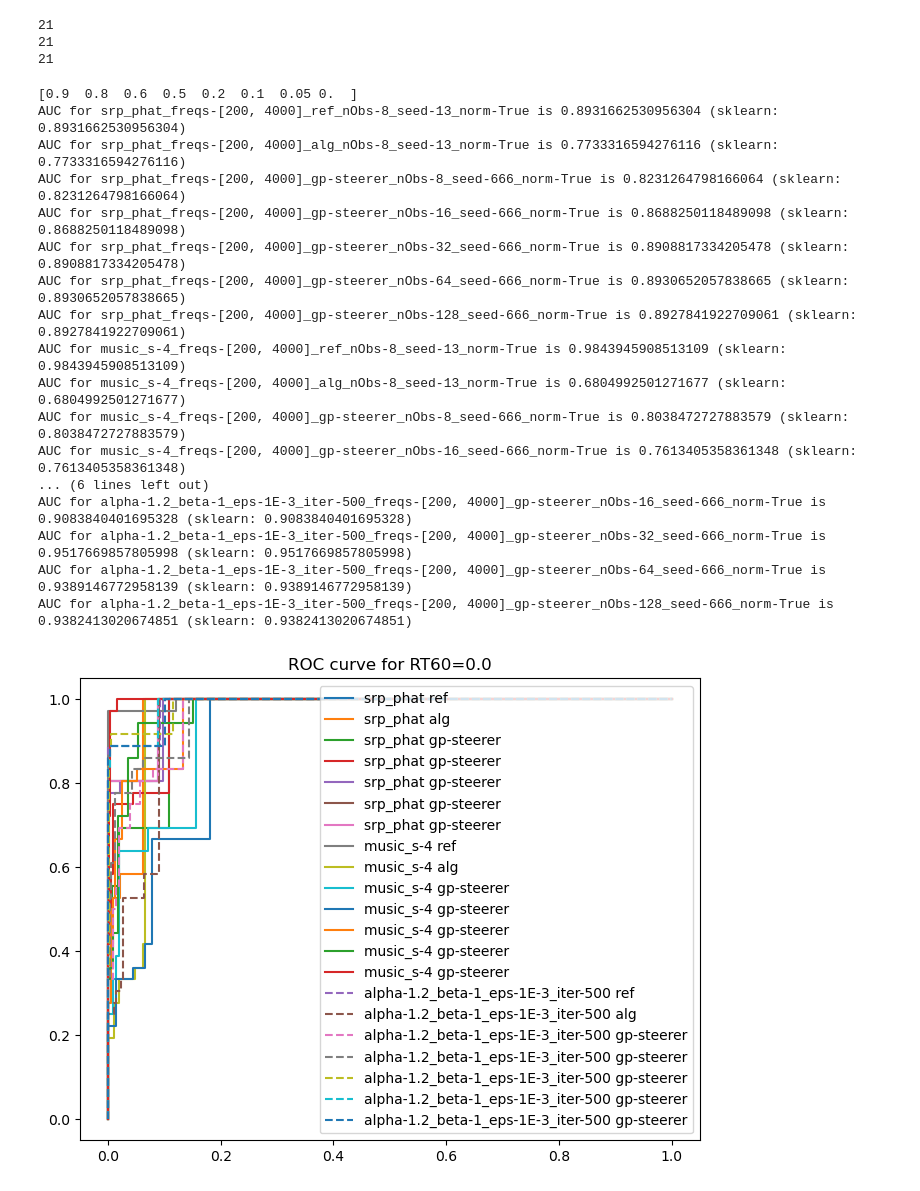
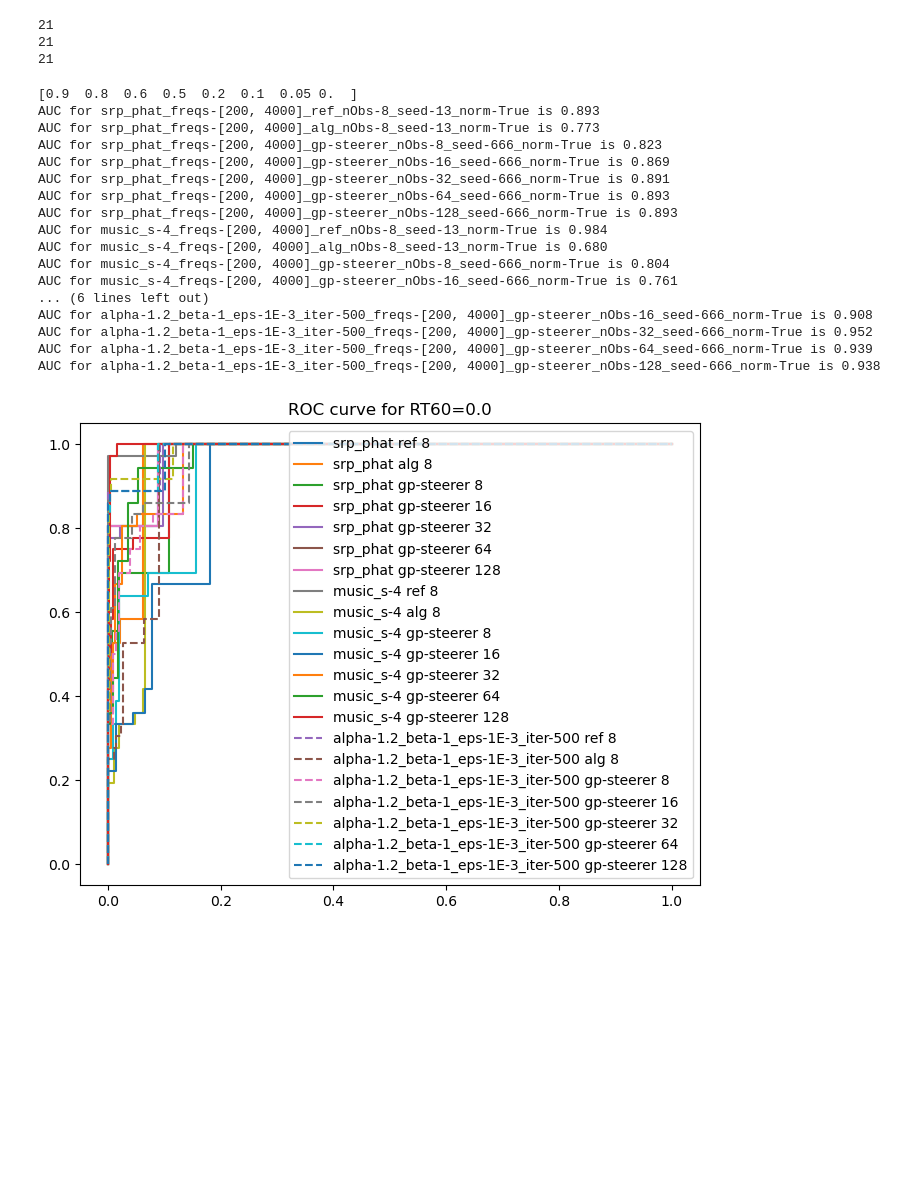
Before and after one commit to Chutlhu/shamans, a Jupyter notebook: analysize_results_exp4.ipynb, the cells around one changed output. Saved outputs shown, nothing was run; the diff lists cells and outputs as text; code cells hidden in the pictures; blank space fills up the shorter version.

```diff
--- a/analysize_results_exp4.ipynb
+++ b/analysize_results_exp4.ipynb
@@ -319,6 +315,9 @@ for rt60 in df_results_thr['rt60'].unique():
             sv_method = sv_method[0]
             assert len(loc_method) == 1
             loc_method = loc_method[0]
+            nObs = df_['nObs'].unique()
+            assert len(nObs) == 1
+            nObs = nObs[0]
 
             # micro-averaging over the frames
             TP = FP = FN = TN = 0.0
@@ -366,48 +365,48 @@ for rt60 in df_results_thr['rt60'].unique():
 
             # tpr_list.append(tpr)
             # fpr_list.append(fpr)
             # f1_list.append(f1)
 
             tpr_list.append(np.mean(tpr_list_))
             fpr_list.append(np.mean(fpr_list_))
 
         # plot ROC curve
         tpr_list = [0] + tpr_list + [1]
         fpr_list = [0] + fpr_list + [1]
 
         label = method_id
 
         # compute AUC
         auc = np.trapezoid(tpr_list, fpr_list)
         auc_sk = sk_metrics.auc(fpr_list, tpr_list)
 
-        print(f'AUC for {label} is {auc} (sklearn: {auc_sk})')
+        print(f'AUC for {label} is {auc:0.3f}')
 
-        label = loc_method + ' ' + sv_method
+        label = loc_method + ' ' + sv_method + ' ' + str(nObs)
         if 'alpha' in loc_method:
             plt.step(fpr_list, tpr_list, label=label, linestyle='--', where='pre')
         else:
             plt.step(fpr_list, tpr_list, label=label, where='pre')
 
 
     plt.legend(loc='lower right')
     plt.show()
 # %% [output]
 [0.9  0.8  0.6  0.5  0.2  0.1  0.05 0.  ]
-AUC for srp_phat_freqs-[200, 4000]_ref_nObs-8_seed-13_norm-True is 0.8931662530956304 (sklearn: 0.8931662530956304)
-AUC for srp_phat_freqs-[200, 4000]_alg_nObs-8_seed-13_norm-True is 0.7733316594276116 (sklearn: 0.7733316594276116)
-AUC for srp_phat_freqs-[200, 4000]_gp-steerer_nObs-8_seed-666_norm-True is 0.8231264798166064 (sklearn: 0.8231264798166064)
-AUC for srp_phat_freqs-[200, 4000]_gp-steerer_nObs-16_seed-666_norm-True is 0.8688250118489098 (sklearn: 0.8688250118489098)
-AUC for srp_phat_freqs-[200, 4000]_gp-steerer_nObs-32_seed-666_norm-True is 0.8908817334205478 (sklearn: 0.8908817334205478)
-AUC for srp_phat_freqs-[200, 4000]_gp-steerer_nObs-64_seed-666_norm-True is 0.8930652057838665 (sklearn: 0.8930652057838665)
-AUC for srp_phat_freqs-[200, 4000]_gp-steerer_nObs-128_seed-666_norm-True is 0.8927841922709061 (sklearn: 0.8927841922709061)
-AUC for music_s-4_freqs-[200, 4000]_ref_nObs-8_seed-13_norm-True is 0.9843945908513109 (sklearn: 0.9843945908513109)
-AUC for music_s-4_freqs-[200, 4000]_alg_nObs-8_seed-13_norm-True is 0.6804992501271677 (sklearn: 0.6804992501271677)
-AUC for music_s-4_freqs-[200, 4000]_gp-steerer_nObs-8_seed-666_norm-True is 0.8038472727883579 (sklearn: 0.8038472727883579)
-AUC for music_s-4_freqs-[200, 4000]_gp-steerer_nObs-16_seed-666_norm-True is 0.7613405358361348 (sklearn: 0.7613405358361348)
+AUC for srp_phat_freqs-[200, 4000]_ref_nObs-8_seed-13_norm-True is 0.893
+AUC for srp_phat_freqs-[200, 4000]_alg_nObs-8_seed-13_norm-True is 0.773
+AUC for srp_phat_freqs-[200, 4000]_gp-steerer_nObs-8_seed-666_norm-True is 0.823
+AUC for srp_phat_freqs-[200, 4000]_gp-steerer_nObs-16_seed-666_norm-True is 0.869
+AUC for srp_phat_freqs-[200, 4000]_gp-steerer_nObs-32_seed-666_norm-True is 0.891
+AUC for srp_phat_freqs-[200, 4000]_gp-steerer_nObs-64_seed-666_norm-True is 0.893
+AUC for srp_phat_freqs-[200, 4000]_gp-steerer_nObs-128_seed-666_norm-True is 0.893
+AUC for music_s-4_freqs-[200, 4000]_ref_nObs-8_seed-13_norm-True is 0.984
+AUC for music_s-4_freqs-[200, 4000]_alg_nObs-8_seed-13_norm-True is 0.680
+AUC for music_s-4_freqs-[200, 4000]_gp-steerer_nObs-8_seed-666_norm-True is 0.804
+AUC for music_s-4_freqs-[200, 4000]_gp-steerer_nObs-16_seed-666_norm-True is 0.761
 ... (6 lines left out)
-AUC for alpha-1.2_beta-1_eps-1E-3_iter-500_freqs-[200, 4000]_gp-steerer_nObs-16_seed-666_norm-True is 0.9083840401695328 (sklearn: 0.9083840401695328)
-AUC for alpha-1.2_beta-1_eps-1E-3_iter-500_freqs-[200, 4000]_gp-steerer_nObs-32_seed-666_norm-True is 0.9517669857805998 (sklearn: 0.9517669857805998)
-AUC for alpha-1.2_beta-1_eps-1E-3_iter-500_freqs-[200, 4000]_gp-steerer_nObs-64_seed-666_norm-True is 0.9389146772958139 (sklearn: 0.9389146772958139)
-AUC for alpha-1.2_beta-1_eps-1E-3_iter-500_freqs-[200, 4000]_gp-steerer_nObs-128_seed-666_norm-True is 0.9382413020674851 (sklearn: 0.9382413020674851)
+AUC for alpha-1.2_beta-1_eps-1E-3_iter-500_freqs-[200, 4000]_gp-steerer_nObs-16_seed-666_norm-True is 0.908
+AUC for alpha-1.2_beta-1_eps-1E-3_iter-500_freqs-[200, 4000]_gp-steerer_nObs-32_seed-666_norm-True is 0.952
+AUC for alpha-1.2_beta-1_eps-1E-3_iter-500_freqs-[200, 4000]_gp-steerer_nObs-64_seed-666_norm-True is 0.939
+AUC for alpha-1.2_beta-1_eps-1E-3_iter-500_freqs-[200, 4000]_gp-steerer_nObs-128_seed-666_norm-True is 0.938
-[figure, old version]
+[figure, new version]
```
Also changed, not shown: parts of 2 cells of this notebook, 5 other files.
